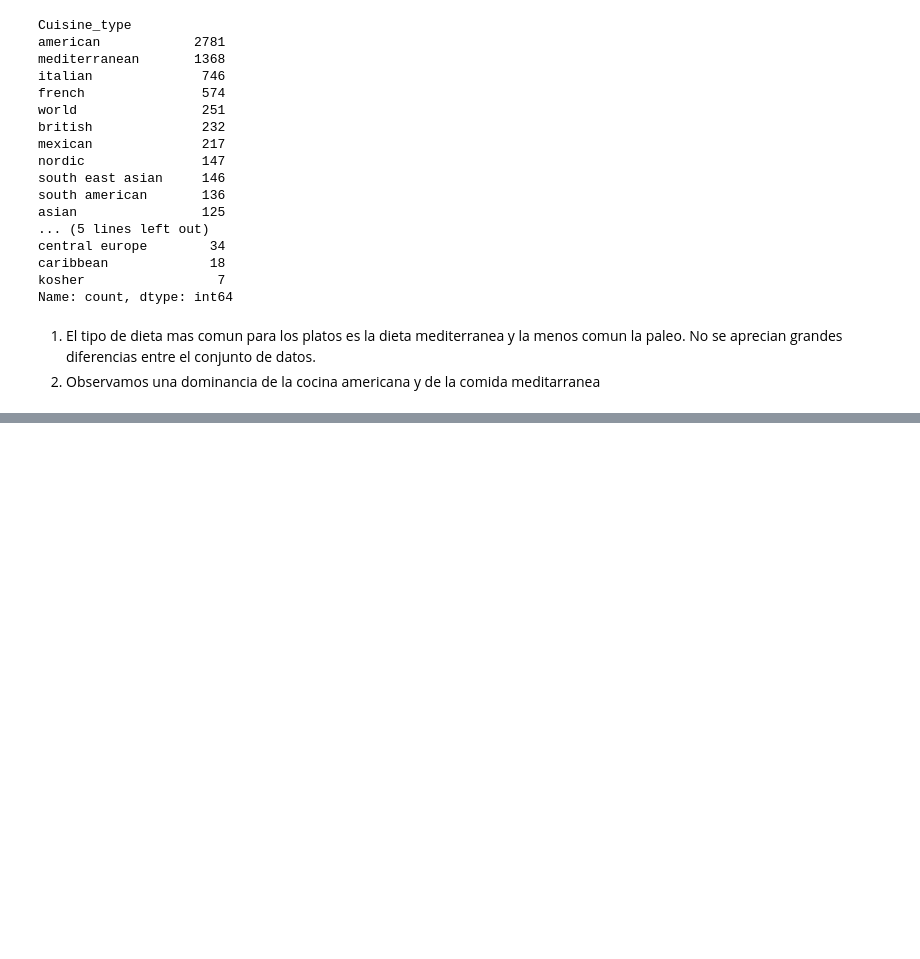
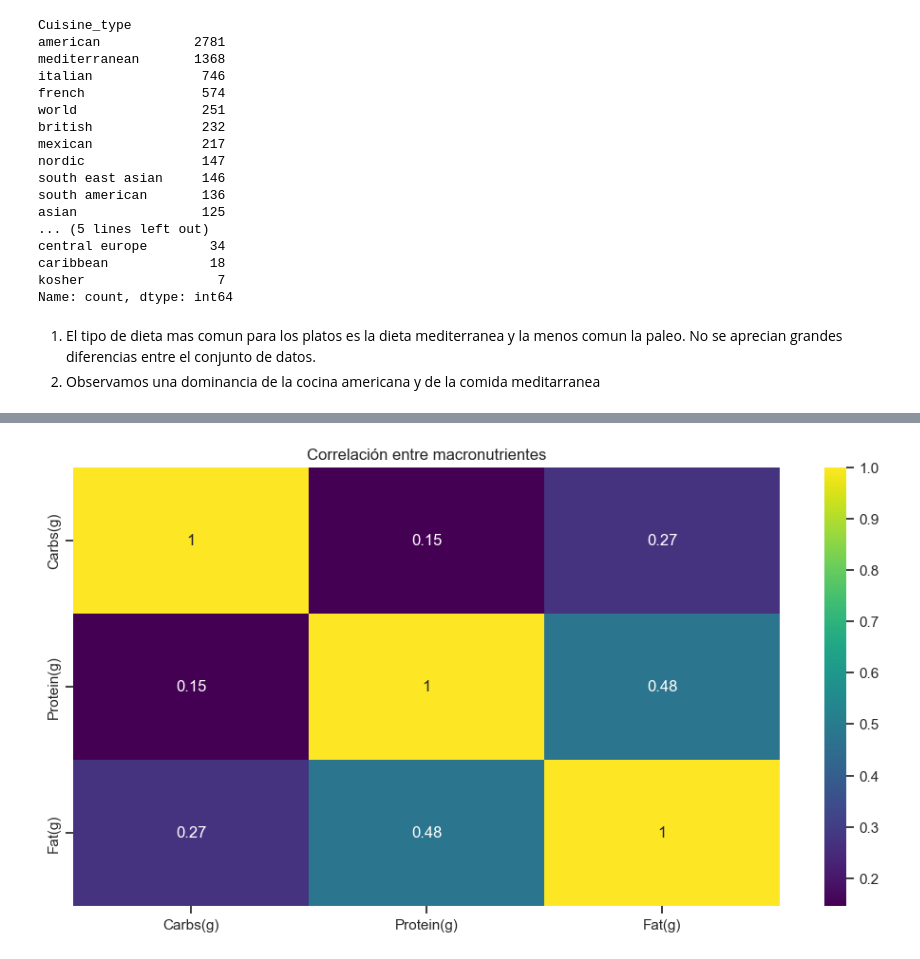
Before and after one commit to R0SEWT/CC219-TP-TF-2024-2, a Jupyter notebook: EDA_all_diets.ipynb, the cells around one changed output, grey strips where cells are left out. Drawn from its saved outputs; the diff is of its cells as text; code cells hidden in the pictures; blank space fills up the shorter version.

```diff
--- a/EDA_all_diets.ipynb
+++ b/EDA_all_diets.ipynb
@@ -227,0 +312,8 @@ Name: count, dtype: int64
+# %%
+# correlaciones
+plt.figure(figsize=(12, 6))
+sns.heatmap(df[macronutrients].corr(), annot=True, cmap='viridis')
+plt.title('Correlación entre macronutrientes')
+plt.show()
+# %% [output]
+[figure, added]
```
Also changed, not shown: parts of 11 cells of this notebook, 1 other file.
